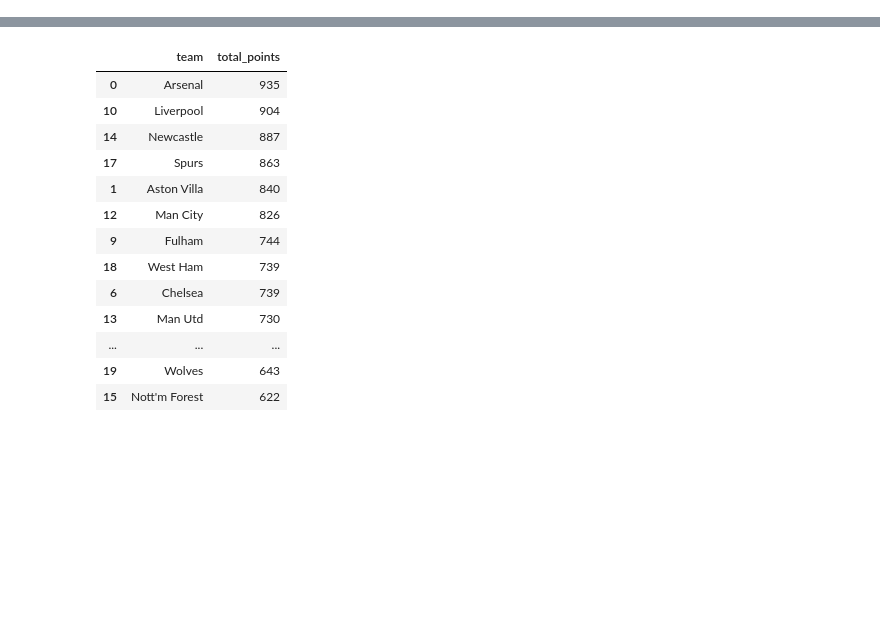
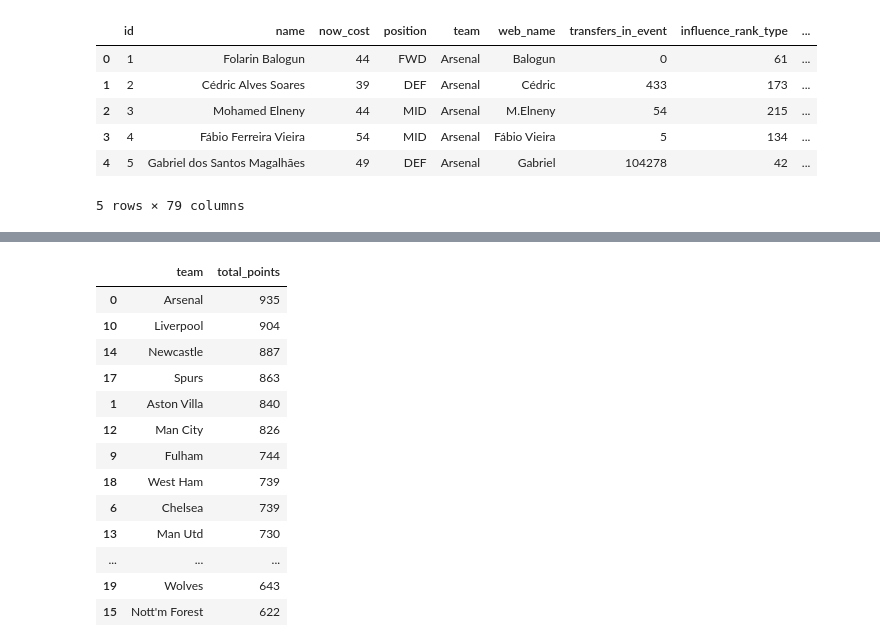
Before and after one commit to nmannheimer/data511, a Jupyter notebook: nbs/test.ipynb, the cells around one changed output, grey strips where cells are left out. Cells and saved outputs as stored; diff of their text form; code cells hidden in the pictures; blank space fills up the shorter version.

```diff
--- a/nbs/test.ipynb
+++ b/nbs/test.ipynb
@@ -6,2 +8,12 @@ import matplotlib.pyplot as plt
 # %%
 df = pd.read_csv(f'../data/players.csv')
+# %%
+df.head()
+# %% [output]
+|  | id | name | now_cost | position | team | web_name | transfers_in_event | influence_rank_type | ... |
+| 0 | 1 | Folarin Balogun | 44 | FWD | Arsenal | Balogun | 0 | 61 | ... |
+| 1 | 2 | Cédric Alves Soares | 39 | DEF | Arsenal | Cédric | 433 | 173 | ... |
+| 2 | 3 | Mohamed Elneny | 44 | MID | Arsenal | M.Elneny | 54 | 215 | ... |
+| 3 | 4 | Fábio Ferreira Vieira | 54 | MID | Arsenal | Fábio Vieira | 5 | 134 | ... |
+| 4 | 5 | Gabriel dos Santos Magalhães | 49 | DEF | Arsenal | Gabriel | 104278 | 42 | ... |
+5 rows × 79 columns
```
Also changed, not shown: parts of 6 cells of this notebook, 1 other file.
